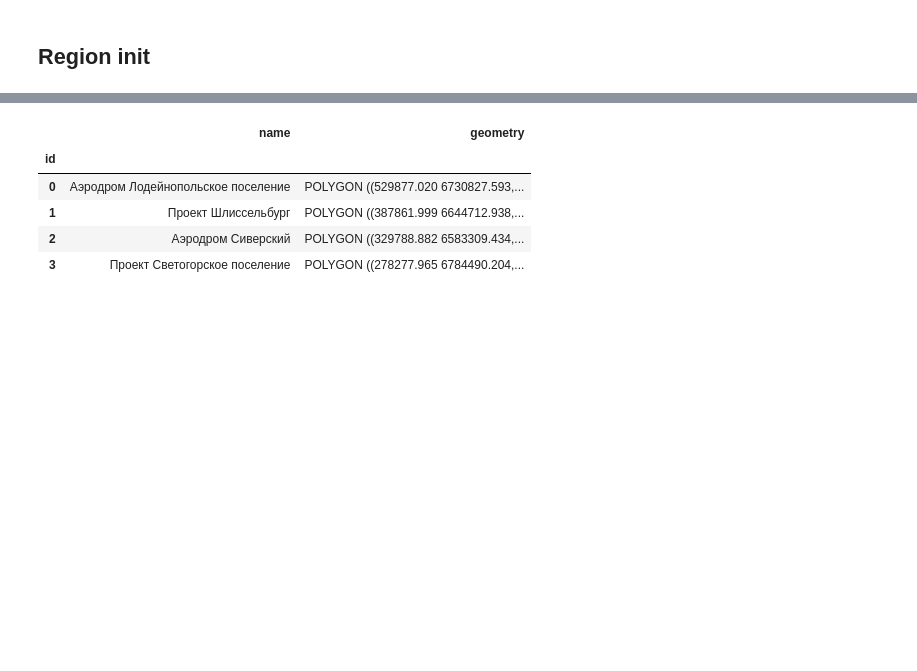
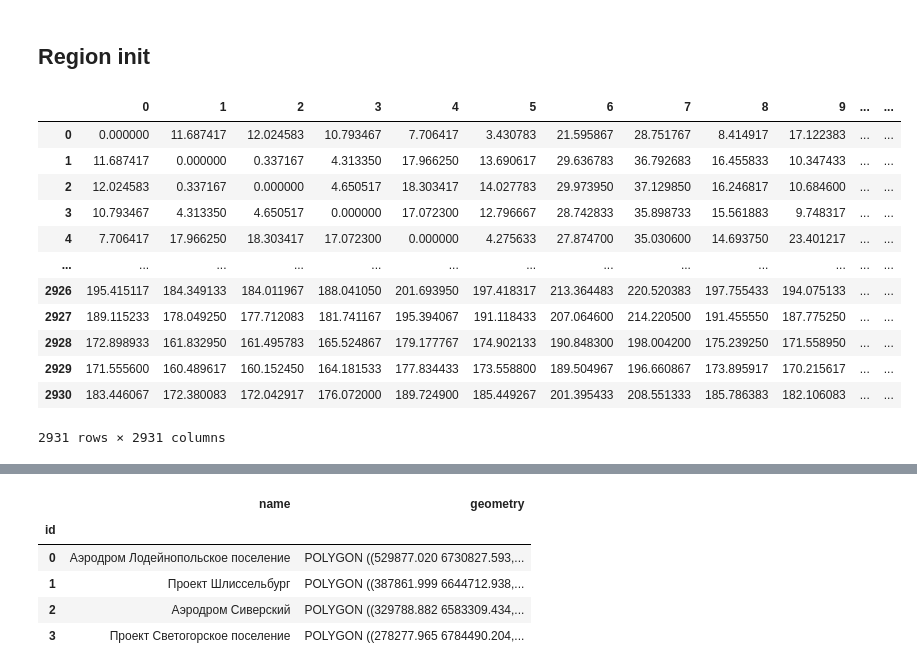
Before and after one commit to aimclub/blocksnet, a Jupyter notebook: examples/region_model.ipynb, the cells around one changed output, grey strips where cells are left out. Drawn from its saved outputs; the diff is of its cells as text; code cells hidden in the pictures; blank space fills up the shorter version.

```diff
--- a/examples/region_model.ipynb
+++ b/examples/region_model.ipynb
@@ -7,7 +7,23 @@ import geopandas as gpd
 towns = gpd.read_parquet('data/_towns.parquet')
 settlements = gpd.read_parquet('data/_okrugs.parquet')
 districts = gpd.read_parquet('data/_rayons.parquet')
-adj_mx = pd.read_pickle('data/_adj_mx.pickle')
+adj_mx = pd.read_pickle('data/adj_mx.pkl')
+# %%
+adj_mx
+# %% [output]
+|  | 0 | 1 | 2 | 3 | 4 | 5 | 6 | 7 | 8 | 9 | ... | ... |
+| 0 | 0.000000 | 11.687417 | 12.024583 | 10.793467 | 7.706417 | 3.430783 | 21.595867 | 28.751767 | 8.414917 | 17.122383 | ... | ... |
+| 1 | 11.687417 | 0.000000 | 0.337167 | 4.313350 | 17.966250 | 13.690617 | 29.636783 | 36.792683 | 16.455833 | 10.347433 | ... | ... |
+| 2 | 12.024583 | 0.337167 | 0.000000 | 4.650517 | 18.303417 | 14.027783 | 29.973950 | 37.129850 | 16.246817 | 10.684600 | ... | ... |
+| 3 | 10.793467 | 4.313350 | 4.650517 | 0.000000 | 17.072300 | 12.796667 | 28.742833 | 35.898733 | 15.561883 | 9.748317 | ... | ... |
+| 4 | 7.706417 | 17.966250 | 18.303417 | 17.072300 | 0.000000 | 4.275633 | 27.874700 | 35.030600 | 14.693750 | 23.401217 | ... | ... |
+| ... | ... | ... | ... | ... | ... | ... | ... | ... | ... | ... | ... | ... |
+| 2926 | 195.415117 | 184.349133 | 184.011967 | 188.041050 | 201.693950 | 197.418317 | 213.364483 | 220.520383 | 197.755433 | 194.075133 | ... | ... |
+| 2927 | 189.115233 | 178.049250 | 177.712083 | 181.741167 | 195.394067 | 191.118433 | 207.064600 | 214.220500 | 191.455550 | 187.775250 | ... | ... |
+| 2928 | 172.898933 | 161.832950 | 161.495783 | 165.524867 | 179.177767 | 174.902133 | 190.848300 | 198.004200 | 175.239250 | 171.558950 | ... | ... |
+| 2929 | 171.555600 | 160.489617 | 160.152450 | 164.181533 | 177.834433 | 173.558800 | 189.504967 | 196.660867 | 173.895917 | 170.215617 | ... | ... |
+| 2930 | 183.446067 | 172.380083 | 172.042917 | 176.072000 | 189.724900 | 185.449267 | 201.395433 | 208.551333 | 185.786383 | 182.106083 | ... | ... |
+2931 rows × 2931 columns
 # %%
 territories = [gpd.read_file(f'data/territories/{terr}.geojson') for terr in ['lodey', 'shlis', 'siver', 'sveto']]
 territories = pd.concat(territories).reset_index(drop=True).to_crs(towns.crs)
```
Also changed, not shown: parts of 6 cells of this notebook, 12 other files.
